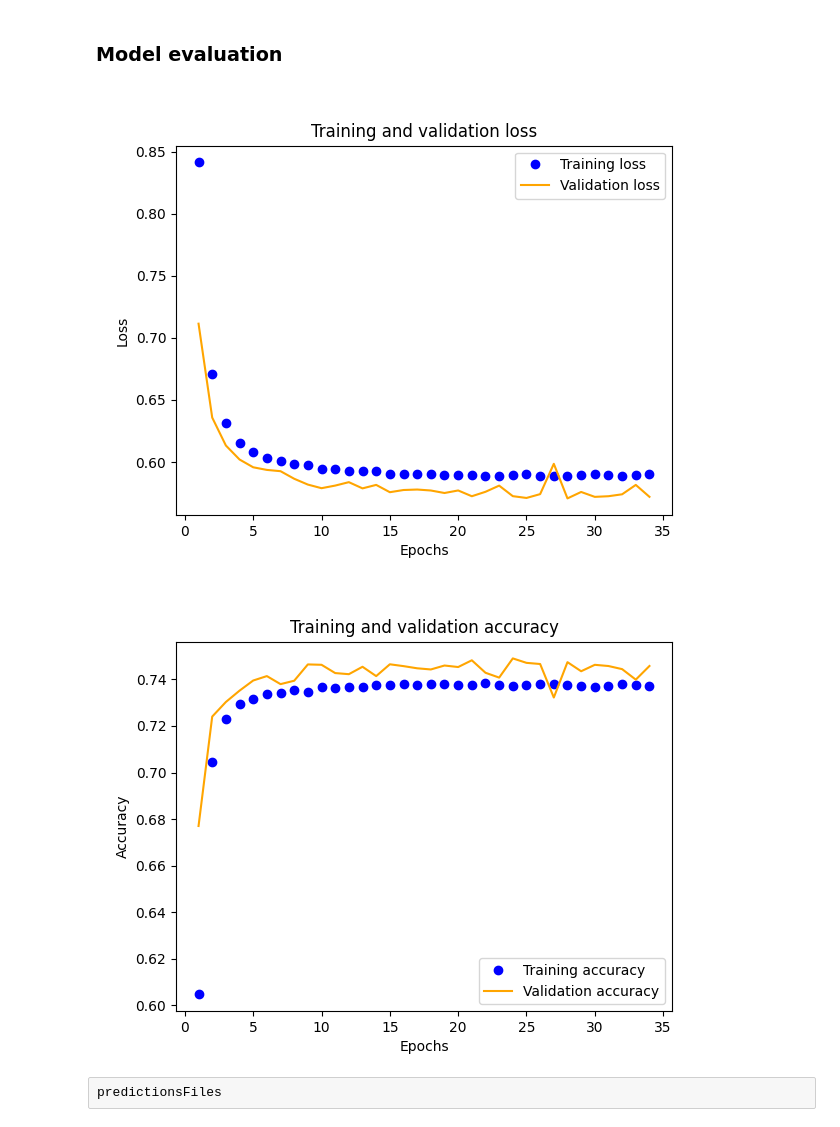
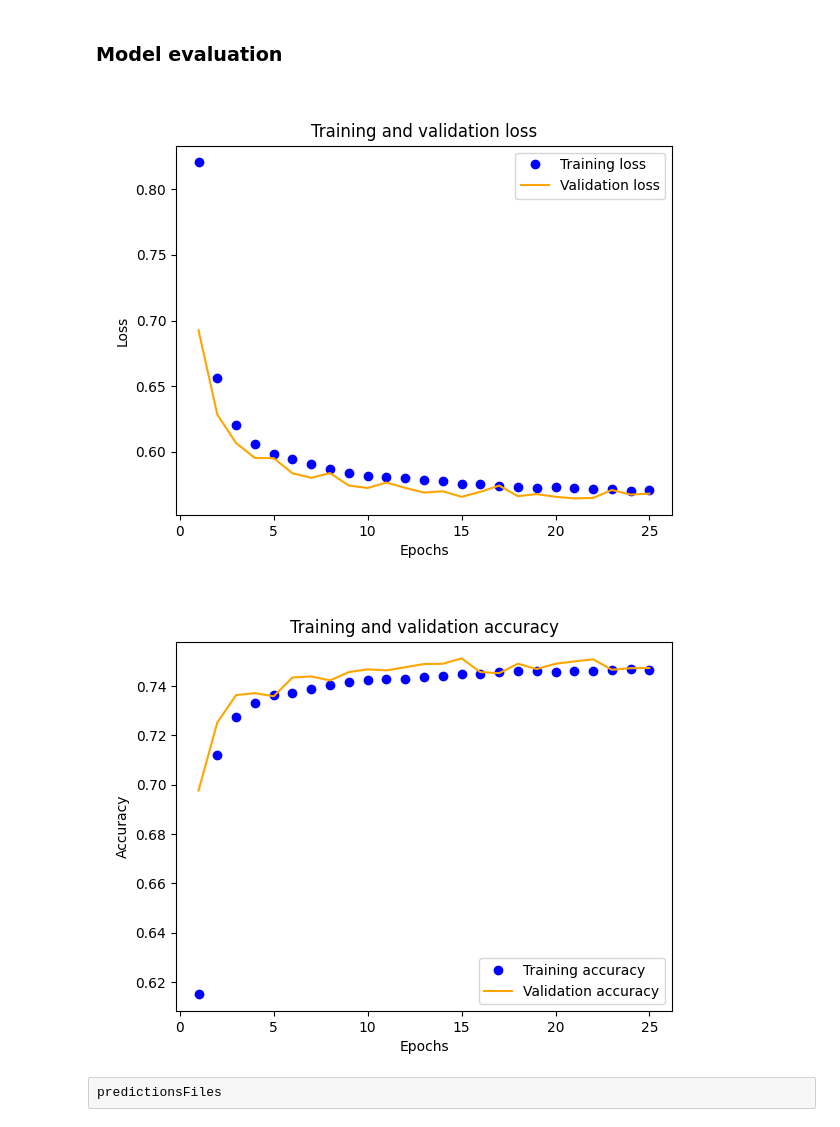
Before and after one commit to nhanvtran/directional-pixel-detectors, a Jupyter notebook: multiclassifier/SimpleNN_ylocalyprofileQkeras1.ipynb, the cells around one changed output. Drawn from its saved outputs; the diff is of its cells as text; code cells hidden in the pictures.

```diff
--- a/multiclassifier/SimpleNN_ylocalyprofileQkeras1.ipynb
+++ b/multiclassifier/SimpleNN_ylocalyprofileQkeras1.ipynb
@@ -172,13 +321,28 @@ One-hot encoding
 
 ### Model definition
 # %%
-# prefix = ''
+prefix = ''
+def CreateQModel(shape, nb_classes):
+    x = x_in = Input(shape)
+    x = QDense(128,
+        kernel_quantizer=quantized_bits(5,0,alpha=1), bias_quantizer=quantized_bits(5,0,alpha=1),
+        name="dense1")(x)
+    x = keras.layers.BatchNormalization()(x)
+    x = QActivation("quantized_relu(10,0)", name="relu1")(x)
+    x = QDense(3,
+        kernel_quantizer=quantized_bits(5,0,alpha=1), bias_quantizer=quantized_bits(5,0,alpha=1),
+        name="dense2")(x)
+    x = Activation("softmax", name="softmax")(x)
+    model = Model(inputs=x_in, outputs=x)
+    return model
+
+# # Fold BatchNormalization in QDense
+# prefix = 'foldbatchnorm_'
 # def CreateQModel(shape, nb_classes):
 #     x = x_in = Input(shape)
-#     x = QDense(128,
+#     x = QDenseBatchnorm(128,
 #         kernel_quantizer=quantized_bits(5,0,alpha=1), bias_quantizer=quantized_bits(5,0,alpha=1),
 #         name="dense1")(x)
-#     x = keras.layers.BatchNormalization()(x)
 #     x = QActivation("quantized_relu(10,0)", name="relu1")(x)
 #     x = QDense(3,
 #         kernel_quantizer=quantized_bits(5,0,alpha=1), bias_quantizer=quantized_bits(5,0,alpha=1),
@@ -187,21 +351,6 @@ One-hot encoding
 #     model = Model(inputs=x_in, outputs=x)
 #     return model
 
-# Fold BatchNormalization in QDense
-prefix = 'foldbatchnorm_'
-def CreateQModel(shape, nb_classes):
-    x = x_in = Input(shape)
-    x = QDenseBatchnorm(128,
-        kernel_quantizer=quantized_bits(5,0,alpha=1), bias_quantizer=quantized_bits(5,0,alpha=1),
-        name="dense1")(x)
-    x = QActivation("quantized_relu(10,0)", name="relu1")(x)
-    x = QDense(3,
-        kernel_quantizer=quantized_bits(5,0,alpha=1), bias_quantizer=quantized_bits(5,0,alpha=1),
-        name="dense2")(x)
-    x = Activation("softmax", name="softmax")(x)
-    model = Model(inputs=x_in, outputs=x)
-    return model
-
 model = CreateQModel(X_train.shape[1:], y_train.shape[-1])
 
 model.compile(optimizer=Adam(),
@@ -273,36 +424,36 @@ if train_and_save:
     plt.xlabel('Epochs')
     plt.ylabel('Loss')
     plt.legend()
-    plt.savefig('images/' + prefix + 'loss.png')
+    plt.savefig('images/qkeras_' + prefix + 'loss.png')
 else:
     from PIL import Image
 
-    img = Image.open('images/' + prefix + 'loss.png')
+    img = Image.open('images/qkeras_' + prefix + 'loss.png')
     display(img)
 # %% [output]
-[figure, old version]
+[figure, new version]
 # %%
 if train_and_save:
     acc = history.history['sparse_categorical_accuracy']
     val_acc = history.history['val_sparse_categorical_accuracy']
     epochs = range(1, len(acc) + 1)
     plt.plot(epochs, acc, 'bo', label='Training accuracy')
     plt.plot(epochs, val_acc, 'orange', label='Validation accuracy')
     plt.title('Training and validation accuracy')
     plt.xlabel('Epochs')
     plt.ylabel('Accuracy')
     plt.legend()
     #np.max(val_acc)
-    plt.savefig('images/' + prefix + 'accuracy.png')
+    plt.savefig('images/qkeras_' + prefix + 'accuracy.png')
     plt.show()
 else:
     from PIL import Image
     #from os.path import exists
 
-    img = Image.open('images/' + prefix + 'accuracy.png')
+    img = Image.open('images/qkeras_' + prefix + 'accuracy.png')
     display(img)
 # %% [output]
-[figure, old version]
+[figure, new version]
 # %%
 preds = model.predict(X_test)
 predictionsFiles = np.argmax(preds, axis=1)
```
Also changed, not shown: parts of 38 cells of this notebook, 12 other files.
